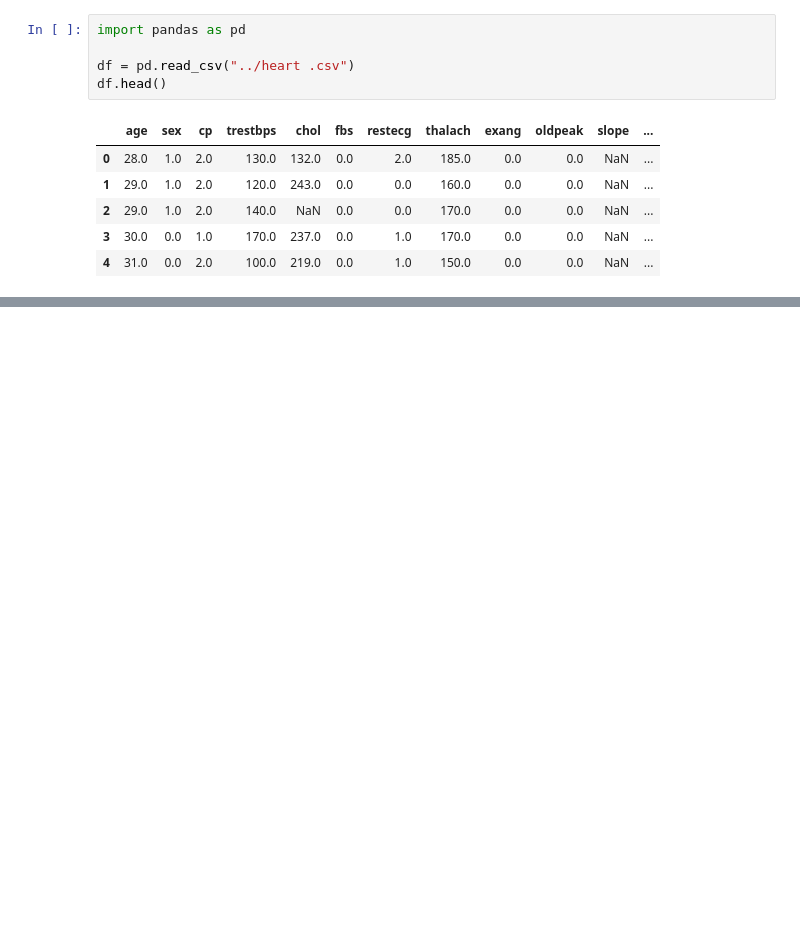
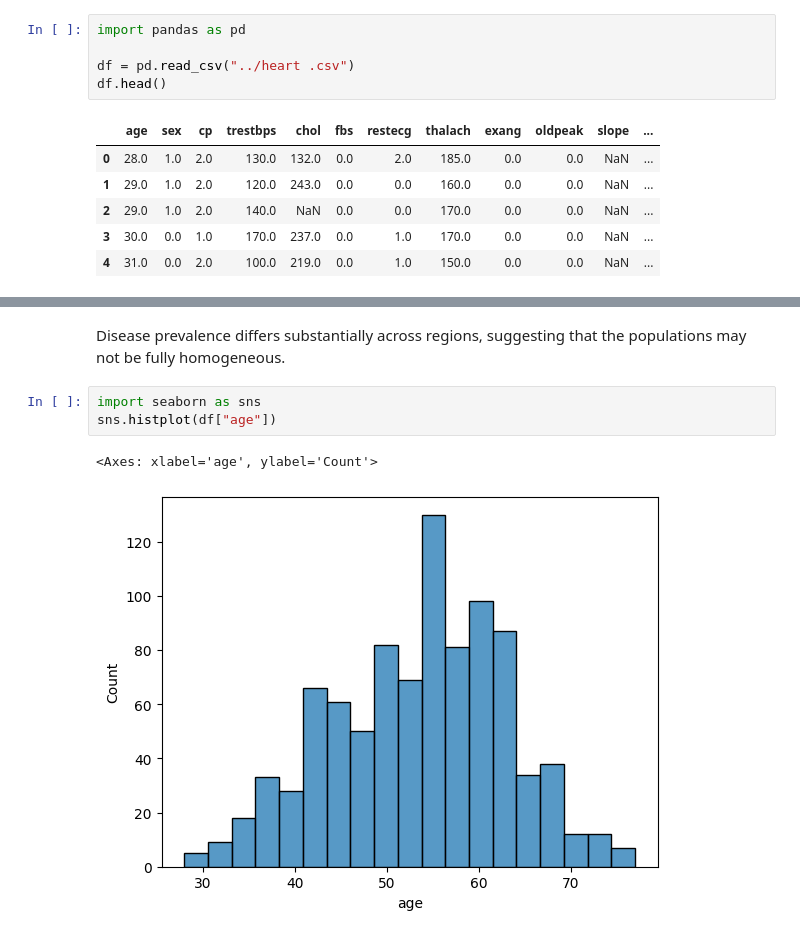
Before and after one commit to JavidNurulu/heart-disease-analysis, a Jupyter notebook: Notebooks/01_data_understanding.ipynb, the cells around one changed output, grey strips where cells are left out. Cells and saved outputs as stored; diff of their text form; blank space fills up the shorter version.

Commit message:
First Plot is ready

```diff
--- a/Notebooks/01_data_understanding.ipynb
+++ b/Notebooks/01_data_understanding.ipynb
@@ -12,0 +211,8 @@ df.head()
+# %% [markdown]
+Disease prevalence differs substantially across regions, suggesting that the populations may not be fully homogeneous.
+# %%
+import seaborn as sns
+sns.histplot(df["age"])
+# %% [output]
+<Axes: xlabel='age', ylabel='Count'>
+[figure, added]
```
Also changed, not shown: parts of 23 cells of this notebook.
